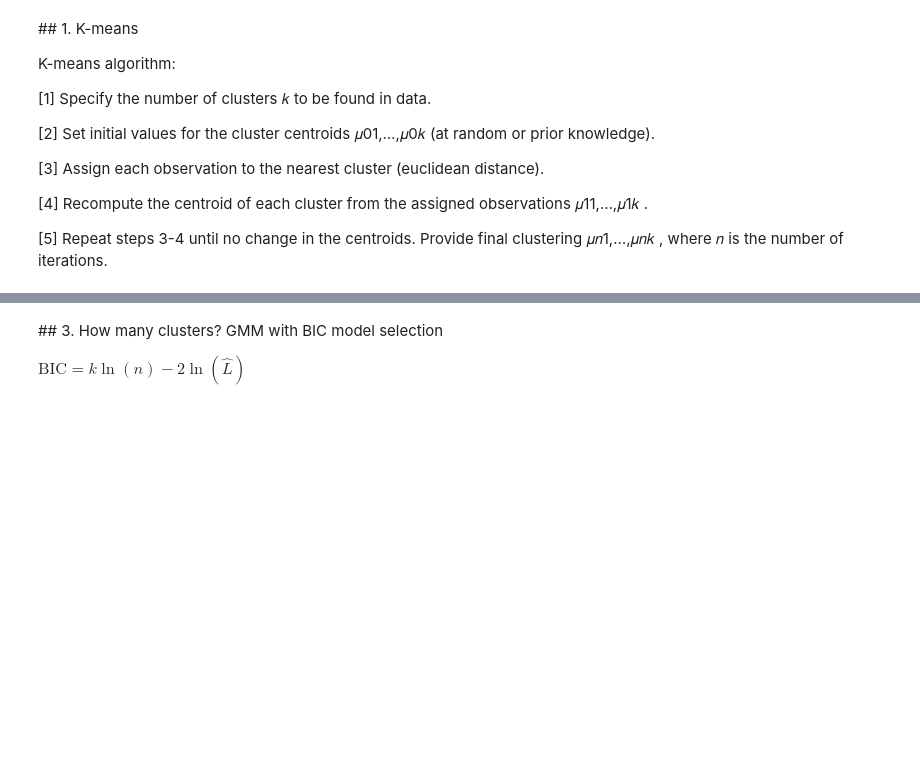
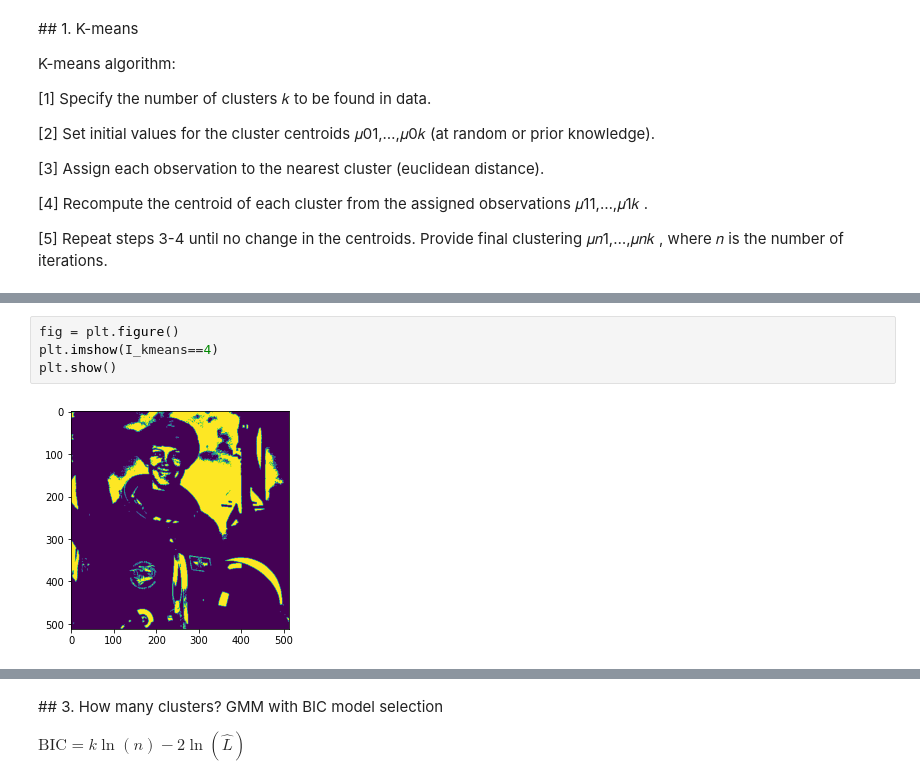
Before and after one commit to raulbenitez/CONCEPTOSCLAROS_AI_IMAGES, a Jupyter notebook: Segmentation_Clustering_Intro.ipynb, the cells around one changed output, grey strips where cells are left out. Saved outputs shown, nothing was run; the diff lists cells and outputs as text; blank space fills up the shorter version.

```diff
--- a/Segmentation_Clustering_Intro.ipynb
+++ b/Segmentation_Clustering_Intro.ipynb
@@ -63,0 +70,6 @@ plt.show()
+# %%
+fig = plt.figure()
+plt.imshow(I_kmeans==4)
+plt.show()
+# %% [output]
+[figure, added]
```
Also changed, not shown: parts of 6 cells of this notebook.
